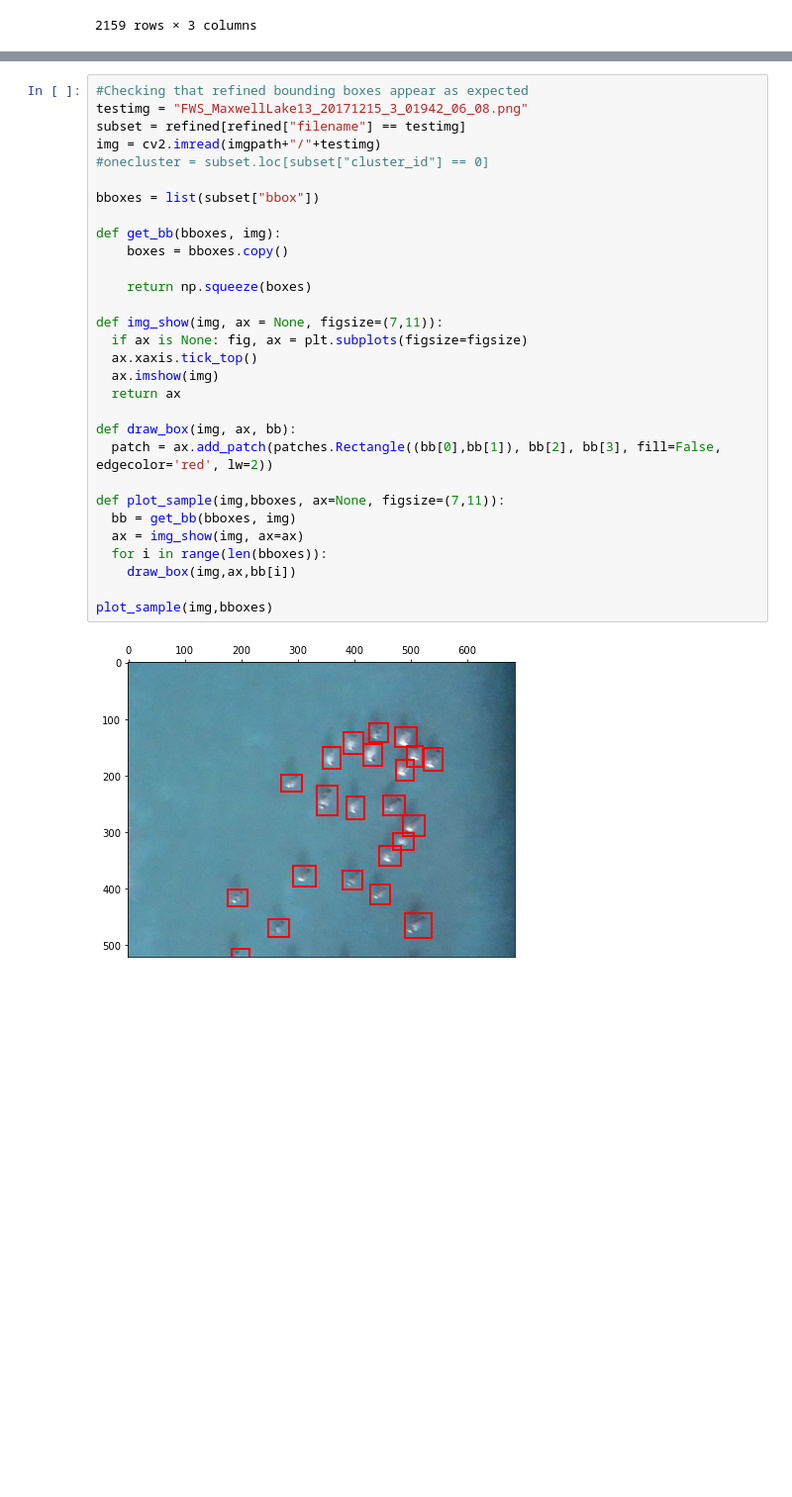
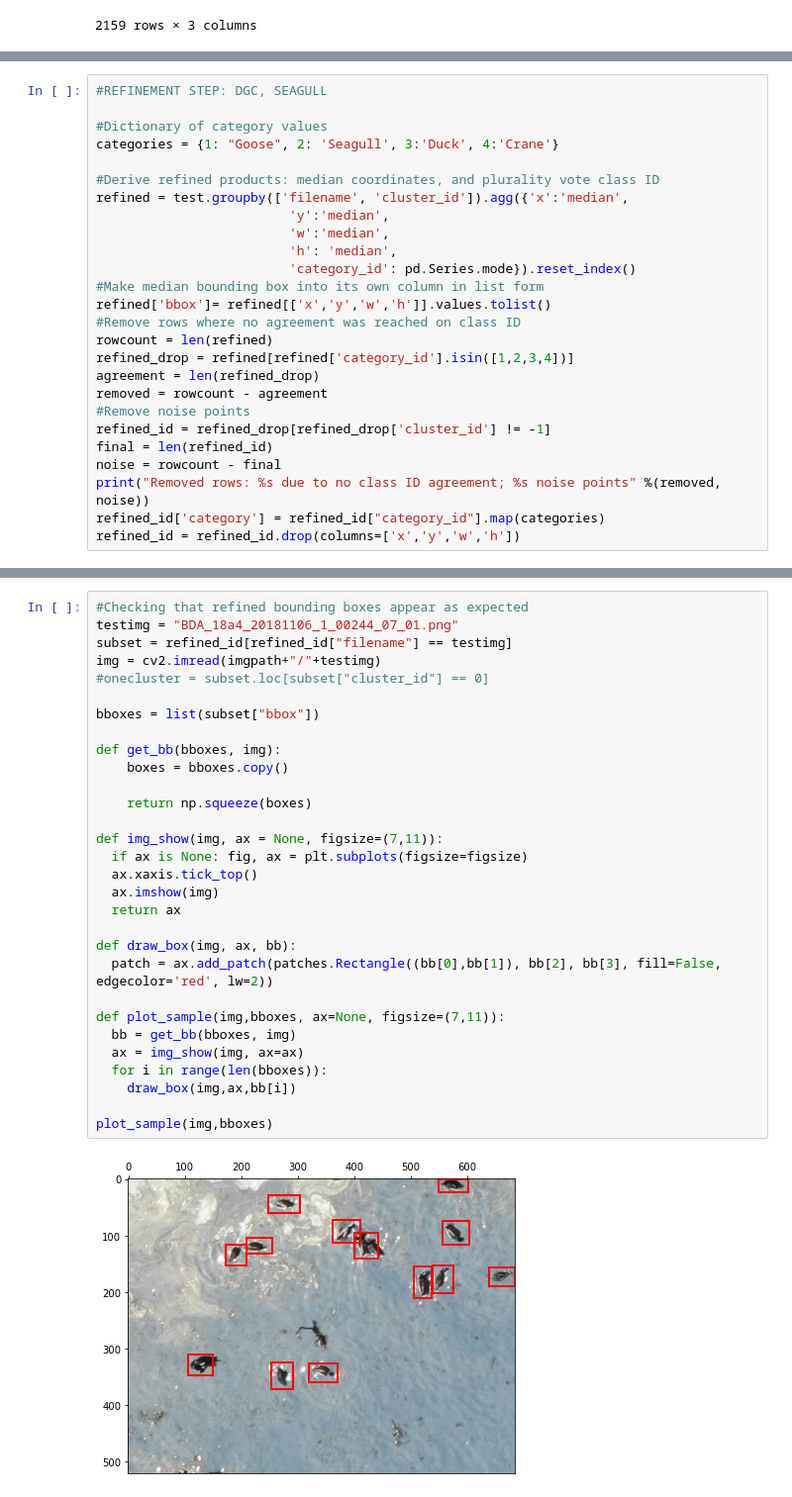
Before and after one commit to rowanoaktree/AggregationScripts, a Jupyter notebook: Scratch/Refinement.ipynb, the cells around one changed output, grey strips where cells are left out. Shown at 99% size. Cells and saved outputs as stored; diff of their text form; blank space fills up the shorter version.

```diff
--- a/Scratch/Refinement.ipynb
+++ b/Scratch/Refinement.ipynb
@@ -147,0 +198,26 @@ onecluster = subset.loc[subset["cluster_id"] == 0]
+# %%
+#REFINEMENT STEP: DGC, SEAGULL
+
+#Dictionary of category values
+categories = {1: "Goose", 2: 'Seagull', 3:'Duck', 4:'Crane'}
+
+#Derive refined products: median coordinates, and plurality vote class ID
+refined = test.groupby(['filename', 'cluster_id']).agg({'x':'median',
+                         'y':'median',
+                         'w':'median',
+                         'h': 'median',
+                         'category_id': pd.Series.mode}).reset_index()
+#Make median bounding box into its own column in list form
+refined['bbox']= refined[['x','y','w','h']].values.tolist()
+#Remove rows where no agreement was reached on class ID
+rowcount = len(refined)
+refined_drop = refined[refined['category_id'].isin([1,2,3,4])]
+agreement = len(refined_drop)
+removed = rowcount - agreement
+#Remove noise points
+refined_id = refined_drop[refined_drop['cluster_id'] != -1]
+final = len(refined_id)
+noise = rowcount - final
+print("Removed rows: %s due to no class ID agreement; %s noise points" %(removed, noise))
+refined_id['category'] = refined_id["category_id"].map(categories)
+refined_id = refined_id.drop(columns=['x','y','w','h'])
@@ -202,32 +272,32 @@ refined
 # %%
 #Checking that refined bounding boxes appear as expected
-testimg = "FWS_MaxwellLake13_20171215_3_01942_06_08.png"
-subset = refined[refined["filename"] == testimg]
+testimg = "BDA_18a4_20181106_1_00244_07_01.png"
+subset = refined_id[refined_id["filename"] == testimg]
 img = cv2.imread(imgpath+"/"+testimg)
 #onecluster = subset.loc[subset["cluster_id"] == 0]
 
 bboxes = list(subset["bbox"])
 
 def get_bb(bboxes, img):
     boxes = bboxes.copy()
 
     return np.squeeze(boxes)
 
 def img_show(img, ax = None, figsize=(7,11)):
   if ax is None: fig, ax = plt.subplots(figsize=figsize)
   ax.xaxis.tick_top()
   ax.imshow(img)
   return ax
 
 def draw_box(img, ax, bb):
   patch = ax.add_patch(patches.Rectangle((bb[0],bb[1]), bb[2], bb[3], fill=False, edgecolor='red', lw=2))
 
 def plot_sample(img,bboxes, ax=None, figsize=(7,11)):
   bb = get_bb(bboxes, img)
   ax = img_show(img, ax=ax)
   for i in range(len(bboxes)):
     draw_box(img,ax,bb[i])
 
 plot_sample(img,bboxes)
 # %% [output]
-[figure, old version]
+[figure, new version]
```
Also changed, not shown: parts of 10 cells of this notebook.
